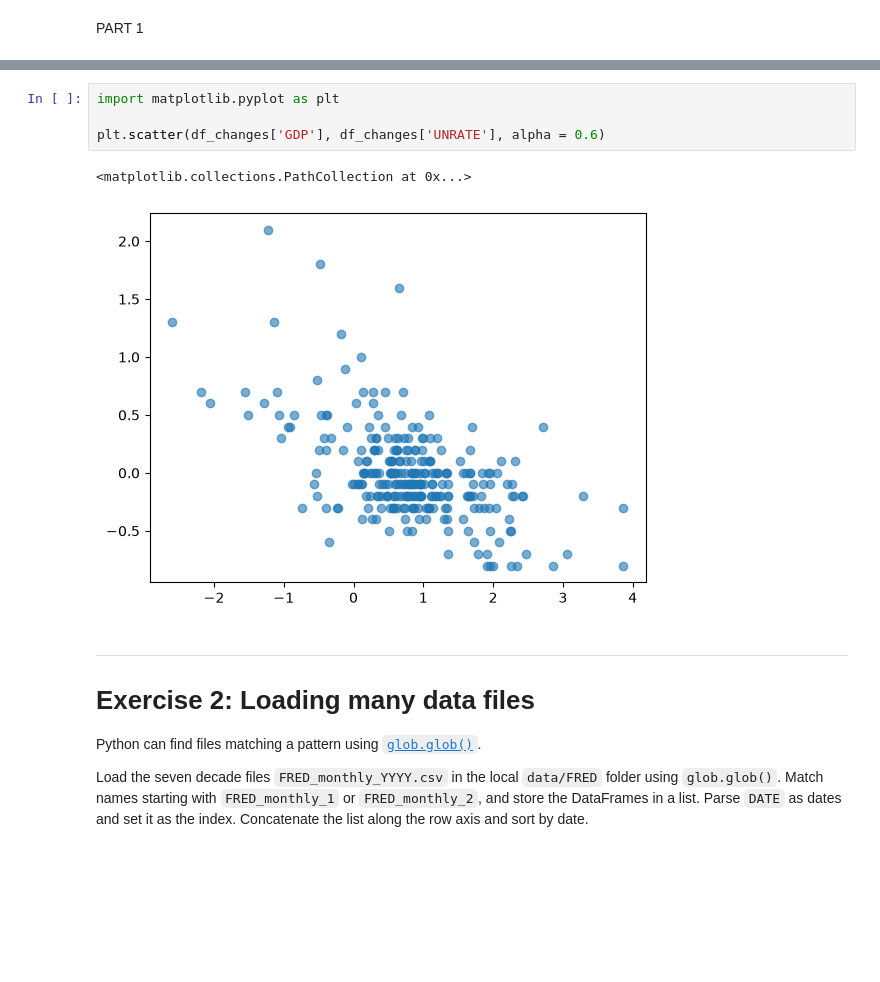
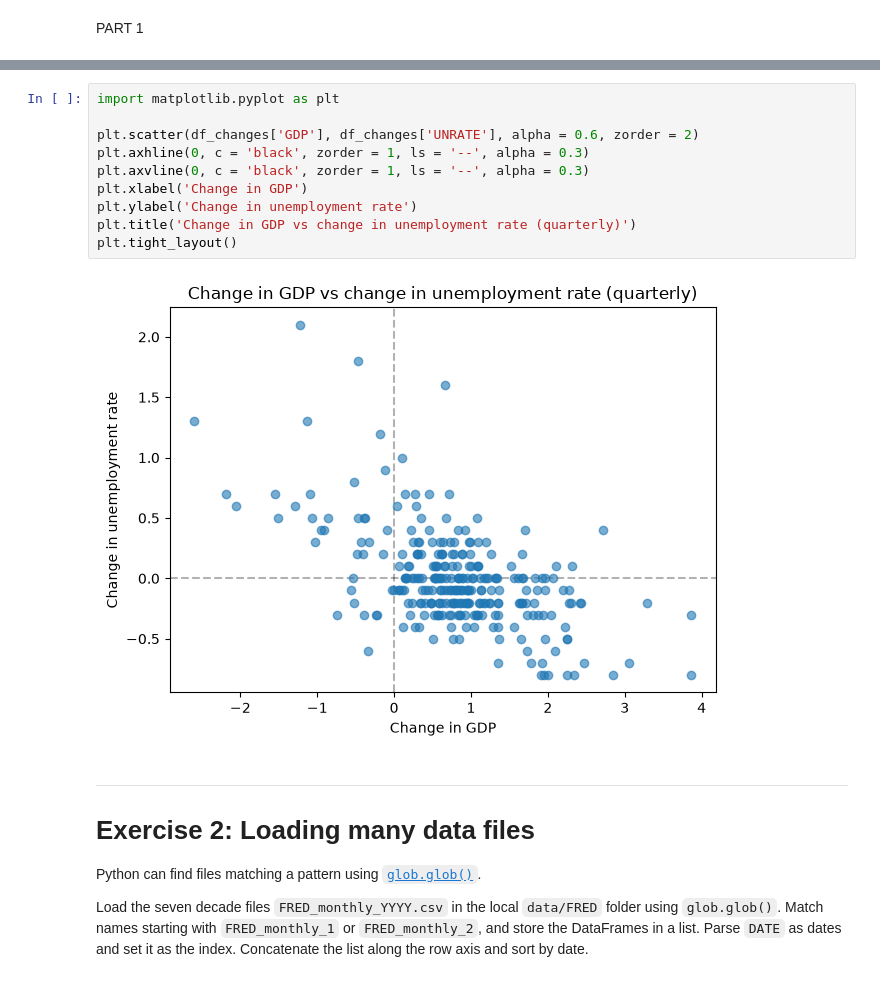
Before and after one commit to 646nwbf27y-lab/TECH2-H26, a Jupyter notebook: workshops/workshop5/workshop5 TH.ipynb, the cells around one changed output, grey strips where cells are left out. Saved outputs shown, nothing was run; the diff lists cells and outputs as text; blank space fills up the shorter version.

```diff
--- a/workshops/workshop5/workshop5 TH.ipynb
+++ b/workshops/workshop5/workshop5 TH.ipynb
@@ -124,10 +132,15 @@ df_changes.head(5)
 # %%
 import matplotlib.pyplot as plt
 
-plt.scatter(df_changes['GDP'], df_changes['UNRATE'], alpha = 0.6)
+plt.scatter(df_changes['GDP'], df_changes['UNRATE'], alpha = 0.6, zorder = 2)
+plt.axhline(0, c = 'black', zorder = 1, ls = '--', alpha = 0.3)
+plt.axvline(0, c = 'black', zorder = 1, ls = '--', alpha = 0.3)
+plt.xlabel('Change in GDP')
+plt.ylabel('Change in unemployment rate')
+plt.title('Change in GDP vs change in unemployment rate (quarterly)')
+plt.tight_layout()
 # %% [output]
-<matplotlib.collections.PathCollection at 0x...>
-[figure, old version]
+[figure, new version]
 # %% [markdown]
 ***
 # Exercise 2: Loading many data files
```
Also changed, not shown: parts of 14 cells of this notebook.
